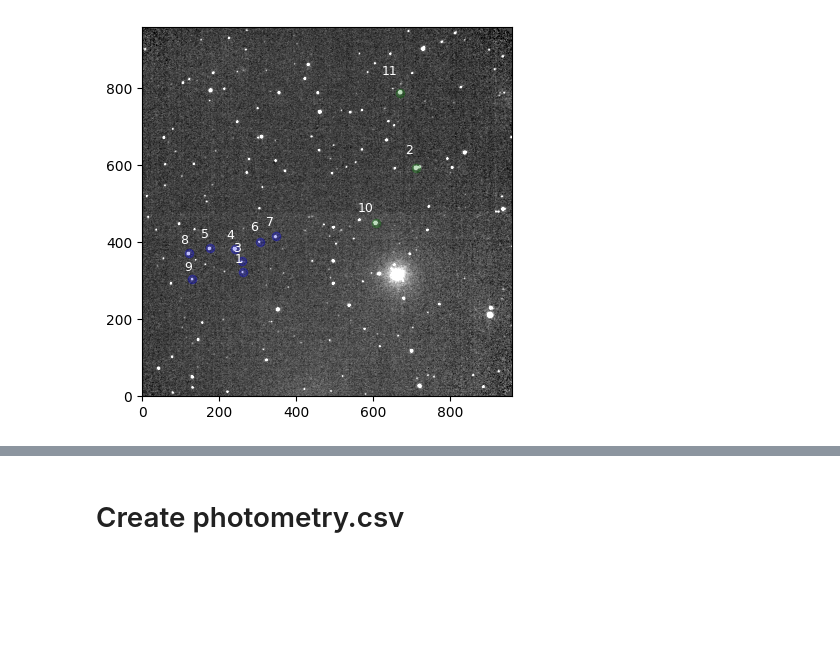
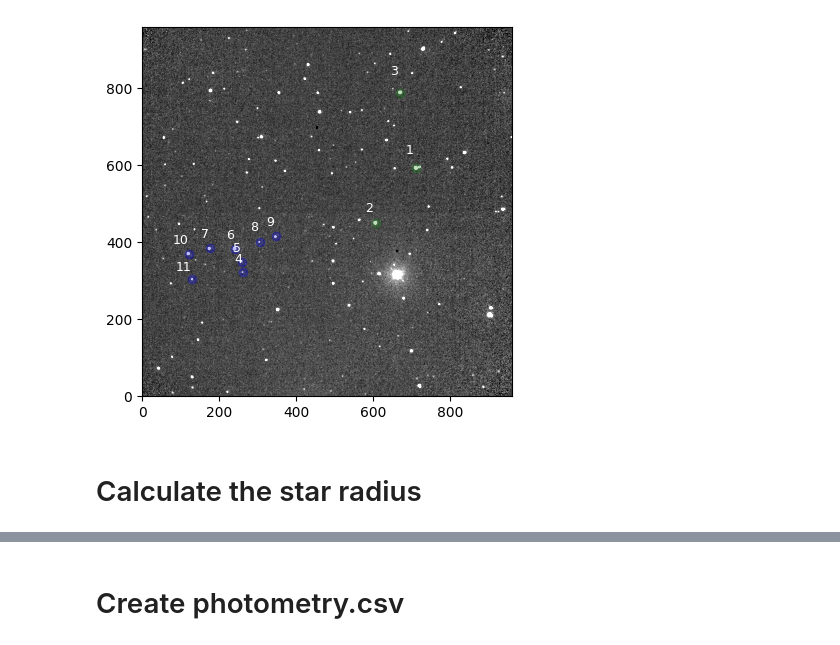
Before and after one commit to DBernardes/Tools-for-the-MOPTOP-pipeline-products, a Jupyter notebook: photometry_extraction.ipynb, the cells around one changed output, grey strips where cells are left out. Drawn from its saved outputs; the diff is of its cells as text; code cells hidden in the pictures; blank space fills up the shorter version.

```diff
--- a/photometry_extraction.ipynb
+++ b/photometry_extraction.ipynb
@@ -19,7 +19,7 @@ src_path = os.path.join(
     "Scientific objects",
     star_name,
     f"{_set} set",
-    "combined runs",
+    star_name,
 )
 
 
@@ -30,7 +30,7 @@ objects = {
     "ra": df[f"ra_cam{camera}"],
     "dec": df[f"dec_cam{camera}"],
 }
-file = os.path.join(src_path, "3_e_20230818_5_2_16_1.fits")
+file = os.path.join(src_path, "3_e_20230818_5_4_1_1.fits")
 objects = pd.DataFrame.from_dict(objects)
 objects = objects.drop(objects[objects["name"] == "star shifts"].index)
 phot = Photometry(file, objects, max_size)
@@ -41,9 +41,6 @@ xsize = 300
 ysize = 400
 xcoord, ycoord = obj.xcoord, obj.ycoord
 image = fits.getdata(file)
-# [
-#     ycoord - ysize : ycoord + ysize, xcoord - xsize : xcoord + xsize
-# ]
 median = np.median(image)
 std = np.median(np.abs(image - median))
 plt.imshow(
@@ -53,16 +50,11 @@ plt.imshow(
 
 for idx, _object in enumerate(phot.obj_list):
     name, x, y = _object.name, _object.xcoord, _object.ycoord
-    # x += xsize - xcoord
-    # y += ysize - ycoord
     color = "b"
     if name == "circular":
         color = "r"
     if "comparison" in name:
         color = "g"
-        # continue
-    if "eliminated" in name:
-        color = "y"
     plt.plot(x, y, f"{color}o", alpha=0.25)
     plt.annotate(
         f"{idx+1}", (x * 0.99, y * 1.05), ha="right", va="bottom", fontsize=9, color="w"
@@ -80 +72,3 @@ Set MJD-END to 60174.981614 from DATE-END'. [astropy.wcs.wcs]
-[figure, old version]
+[figure, new version]
+# %% [markdown]
+# Calculate the star radius
```
Also changed, not shown: parts of 11 cells of this notebook, 6 other files.
